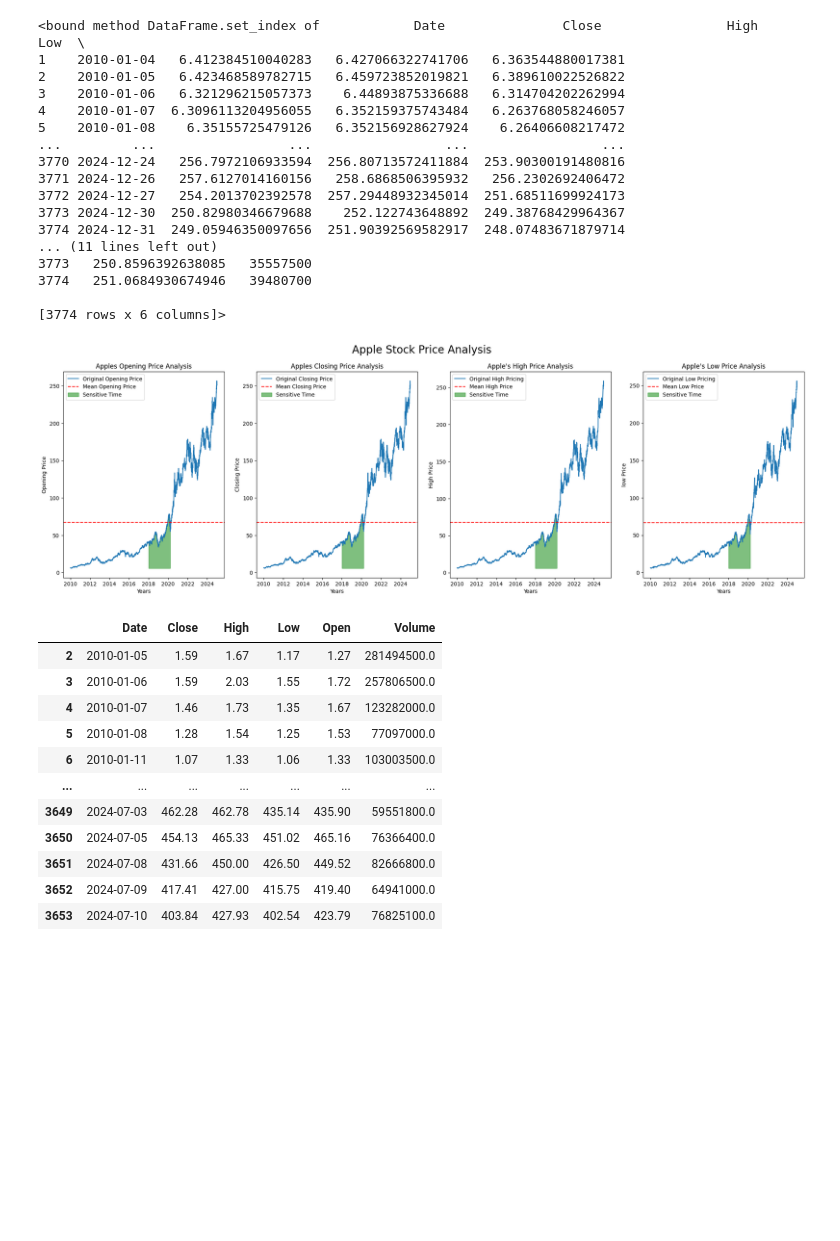
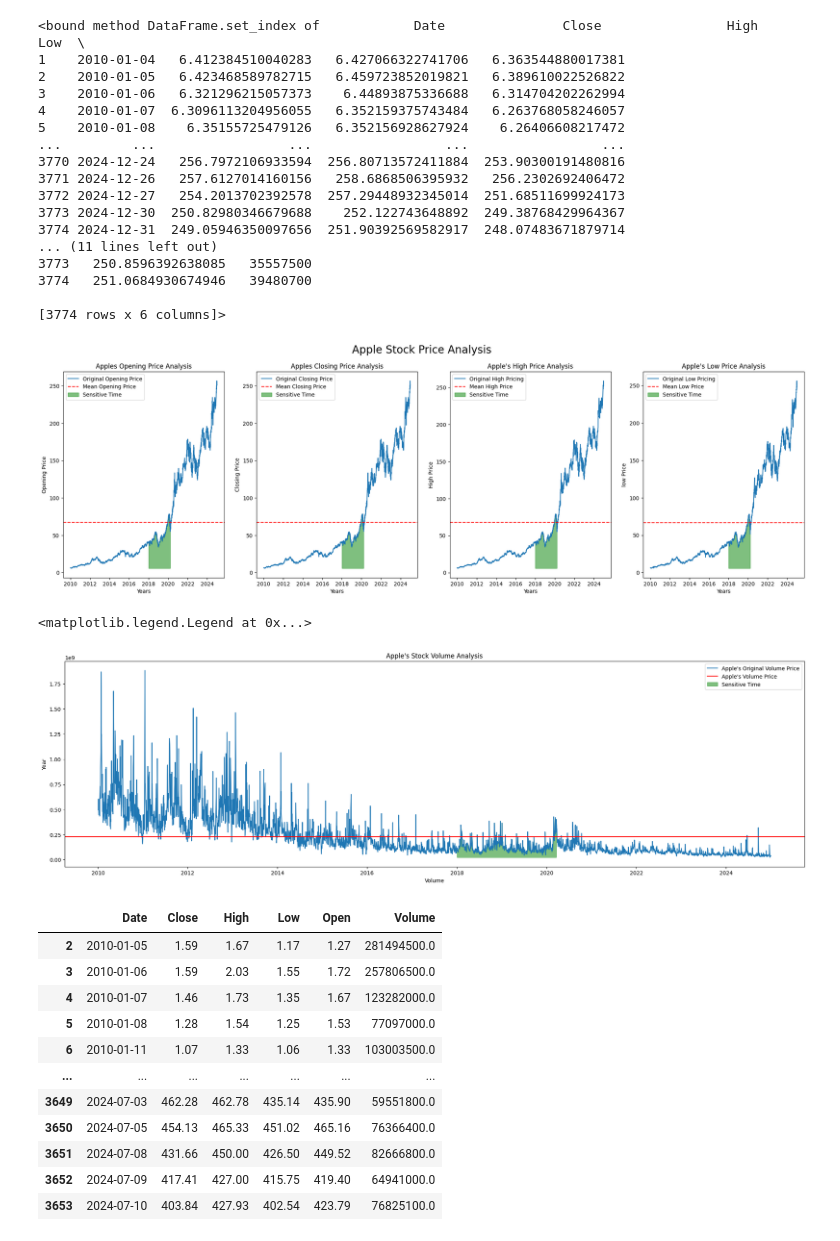
Before and after one commit to tanmaykumarchaki/AI-Driven-Market-Transformation-Analytics, a Jupyter notebook: data_import.ipynb, the cells around one changed output. Cells and saved outputs as stored; diff of their text form; code cells hidden in the pictures; blank space fills up the shorter version.

```diff
--- a/data_import.ipynb
+++ b/data_import.ipynb
@@ -201,6 +201,8 @@ df1['High'] = pd.to_numeric(df1['High'], errors = 'coerce')
 df1['High'] = df1['High'].round(2)
 df1['Low'] = pd.to_numeric(df1['Low'], errors= 'coerce')
 df1['Low'] = df1['Low'].round(2)
+df1['Volume'] = pd.to_numeric(df1['Volume'], errors= 'coerce')
+df1['Volume'] = df1['Volume'].round(2)
 
 mask_apple = ((df1['Date'] >= "2018-01-01" ) & (df1['Date'] <= "2020-03-20"))
 
@@ -221,6 +223,8 @@ x_low = df1['Low'].values
 x_low_mean = x_low.mean()
 y_min_low = min(x_low)
 
+x_volume = df1['Volume'].values
+x_volume_mean = x_volume.mean()
 
 
 
@@ -268,33 +272,53 @@ plt.fill_between(
     y_apple, x_high,
     y_min_high,
     where= mask_apple,
     color='g',
     alpha = 0.5,
     label = 'Sensitive Time'
 )
 plt.title("Apple's High Price Analysis")
 plt.xlabel('Years')
 plt.ylabel("High Price")
 plt.legend()
 
 plt.subplot(1,4,4)
 plt.plot(y_apple, x_low, label="Original Low Pricing")
 plt.axhline(x_low_mean, color = 'r', linestyle = '--', label = "Mean Low Price")
 plt.fill_between(
     y_apple,x_low,
     y_min_low,
     where = mask_apple,
     color ='g',
     alpha = 0.5,
     label = 'Sensitive Time'
 )
 plt.title("Apple's Low Price Analysis")
 plt.xlabel('Years')
 plt.ylabel("low Price")
 plt.legend()
 plt.show()
+
+
+plt.figure(figsize=(25,7))
+plt.plot(y_apple, x_volume, label = "Apple's Original Volume Price")
+plt.axhline(x_volume_mean, color ='r', linestyle = '-', label ="Apple's Volume Price")
+plt.fill_between(
+    y_apple , x_volume,
+    min(x_volume),
+    where=mask_apple,
+    color = 'g',
+    alpha = 0.5,
+    label = "Sensitive Time"
+
+)
+plt.title("Apple's Stock Volume Analysis")
+plt.xlabel("Volume")
+plt.ylabel("Year")
+plt.legend()
 # %% [output]
 [figure]
+<matplotlib.legend.Legend at 0x...>
+[figure, added]
 # %%
 df2 = pd.read_csv("myenv/data/TESLA.csv")
 df2 = df2.rename(columns={'Price':'Date'})
```
Also changed, not shown: parts of 2 cells of this notebook, 10 other files.
